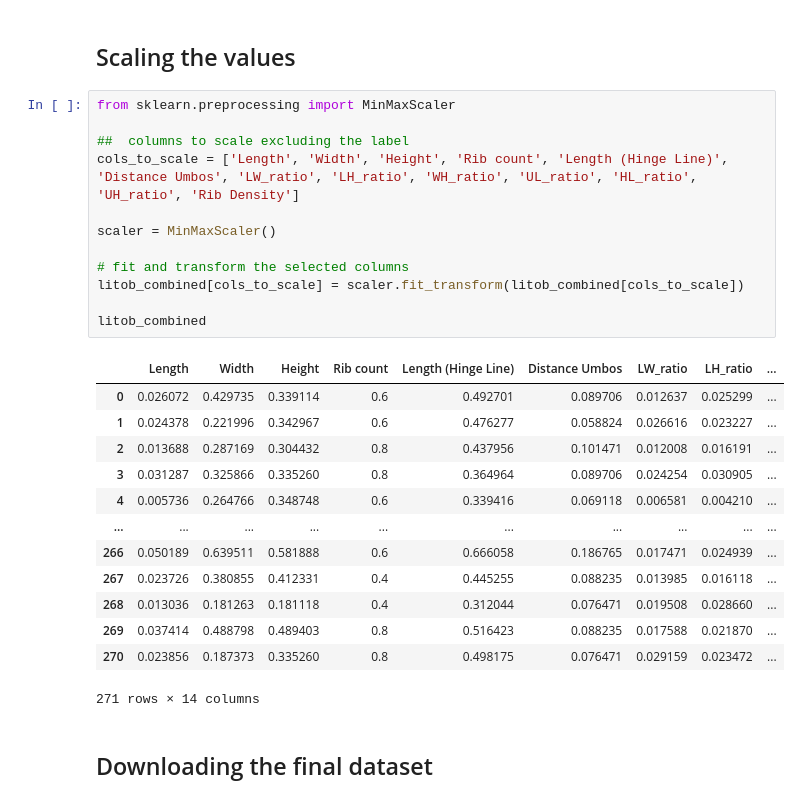
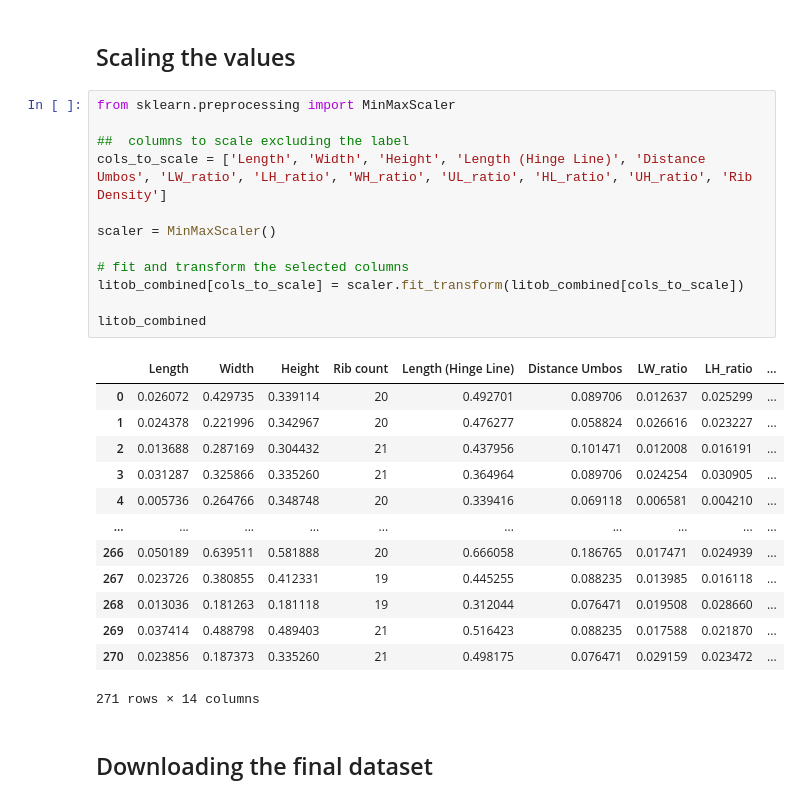
Before and after one commit to Geez-l/litoX, a Jupyter notebook: litoX_preprocessing.ipynb, the cells around one changed output. Cells and saved outputs as stored; diff of their text form.

```diff
--- a/litoX_preprocessing.ipynb
+++ b/litoX_preprocessing.ipynb
@@ -463,28 +463,28 @@ results_df
 # %%
 from sklearn.preprocessing import MinMaxScaler
 
 ##  columns to scale excluding the label
-cols_to_scale = ['Length', 'Width', 'Height', 'Rib count', 'Length (Hinge Line)', 'Distance Umbos', 'LW_ratio', 'LH_ratio', 'WH_ratio', 'UL_ratio', 'HL_ratio', 'UH_ratio', 'Rib Density']
+cols_to_scale = ['Length', 'Width', 'Height', 'Length (Hinge Line)', 'Distance Umbos', 'LW_ratio', 'LH_ratio', 'WH_ratio', 'UL_ratio', 'HL_ratio', 'UH_ratio', 'Rib Density']
 
 scaler = MinMaxScaler()
 
 # fit and transform the selected columns
 litob_combined[cols_to_scale] = scaler.fit_transform(litob_combined[cols_to_scale])
 
 litob_combined
 # %% [output]
 |  | Length | Width | Height | Rib count | Length (Hinge Line) | Distance Umbos | LW_ratio | LH_ratio | ... |
-| 0 | 0.026072 | 0.429735 | 0.339114 | 0.6 | 0.492701 | 0.089706 | 0.012637 | 0.025299 | ... |
-| 1 | 0.024378 | 0.221996 | 0.342967 | 0.6 | 0.476277 | 0.058824 | 0.026616 | 0.023227 | ... |
-| 2 | 0.013688 | 0.287169 | 0.304432 | 0.8 | 0.437956 | 0.101471 | 0.012008 | 0.016191 | ... |
-| 3 | 0.031287 | 0.325866 | 0.335260 | 0.8 | 0.364964 | 0.089706 | 0.024254 | 0.030905 | ... |
-| 4 | 0.005736 | 0.264766 | 0.348748 | 0.6 | 0.339416 | 0.069118 | 0.006581 | 0.004210 | ... |
+| 0 | 0.026072 | 0.429735 | 0.339114 | 20 | 0.492701 | 0.089706 | 0.012637 | 0.025299 | ... |
+| 1 | 0.024378 | 0.221996 | 0.342967 | 20 | 0.476277 | 0.058824 | 0.026616 | 0.023227 | ... |
+| 2 | 0.013688 | 0.287169 | 0.304432 | 21 | 0.437956 | 0.101471 | 0.012008 | 0.016191 | ... |
+| 3 | 0.031287 | 0.325866 | 0.335260 | 21 | 0.364964 | 0.089706 | 0.024254 | 0.030905 | ... |
+| 4 | 0.005736 | 0.264766 | 0.348748 | 20 | 0.339416 | 0.069118 | 0.006581 | 0.004210 | ... |
 | ... | ... | ... | ... | ... | ... | ... | ... | ... | ... |
-| 266 | 0.050189 | 0.639511 | 0.581888 | 0.6 | 0.666058 | 0.186765 | 0.017471 | 0.024939 | ... |
-| 267 | 0.023726 | 0.380855 | 0.412331 | 0.4 | 0.445255 | 0.088235 | 0.013985 | 0.016118 | ... |
-| 268 | 0.013036 | 0.181263 | 0.181118 | 0.4 | 0.312044 | 0.076471 | 0.019508 | 0.028660 | ... |
-| 269 | 0.037414 | 0.488798 | 0.489403 | 0.8 | 0.516423 | 0.088235 | 0.017588 | 0.021870 | ... |
-| 270 | 0.023856 | 0.187373 | 0.335260 | 0.8 | 0.498175 | 0.076471 | 0.029159 | 0.023472 | ... |
+| 266 | 0.050189 | 0.639511 | 0.581888 | 20 | 0.666058 | 0.186765 | 0.017471 | 0.024939 | ... |
+| 267 | 0.023726 | 0.380855 | 0.412331 | 19 | 0.445255 | 0.088235 | 0.013985 | 0.016118 | ... |
+| 268 | 0.013036 | 0.181263 | 0.181118 | 19 | 0.312044 | 0.076471 | 0.019508 | 0.028660 | ... |
+| 269 | 0.037414 | 0.488798 | 0.489403 | 21 | 0.516423 | 0.088235 | 0.017588 | 0.021870 | ... |
+| 270 | 0.023856 | 0.187373 | 0.335260 | 21 | 0.498175 | 0.076471 | 0.029159 | 0.023472 | ... |
 271 rows × 14 columns
 # %% [markdown]
 ## Downloading the final dataset
```
Also changed, not shown: parts of 22 cells of this notebook.
